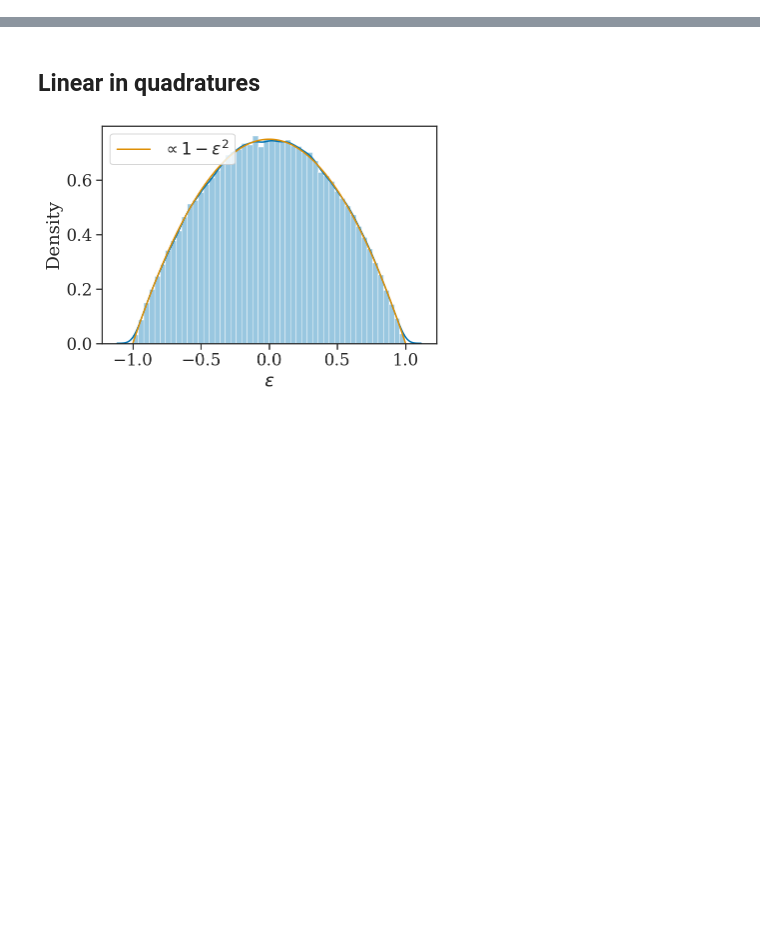
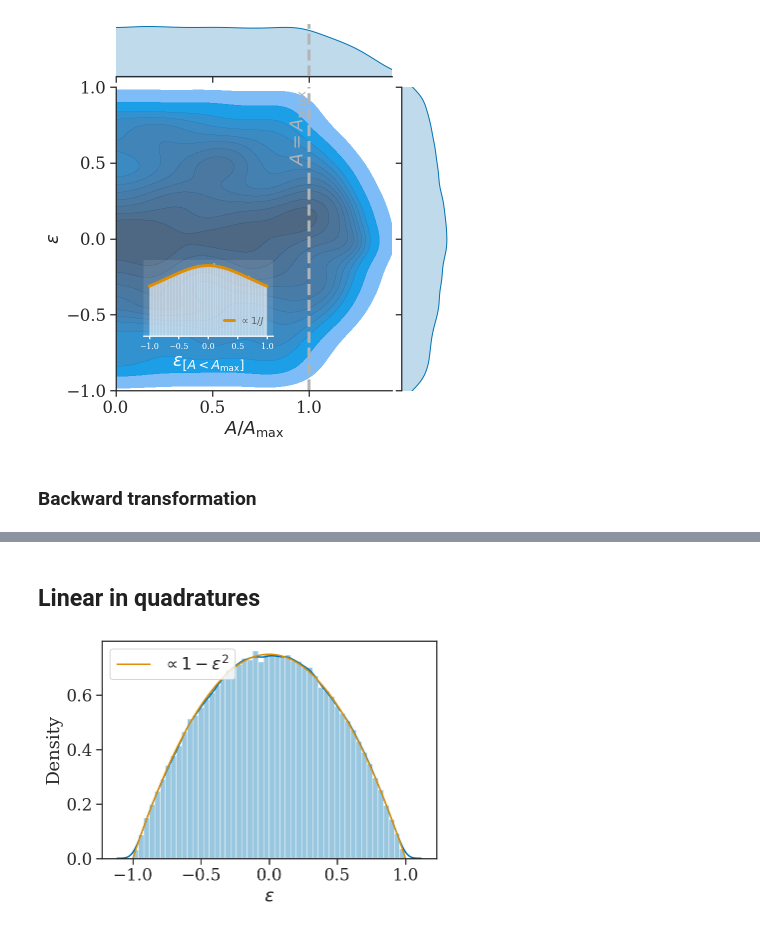
Before and after one commit to maxisi/gwpols, a Jupyter notebook: notebooks/jacobians.ipynb, the cells around one changed output, grey strips where cells are left out. Drawn from its saved outputs; the diff is of its cells as text; code cells hidden in the pictures; blank space fills up the shorter version.

```diff
--- a/notebooks/jacobians.ipynb
+++ b/notebooks/jacobians.ipynb
@@ -16,0 +97,54 @@ warnings.simplefilter(action='ignore', category=UserWarning)
+# %%
+Nplot = 20000
+
+ix = rng.choice(len(A), min(Nplot, len(A)), replace=False)
+x = np.concatenate((A[ix], -A[ix]))
+y = np.concatenate((e[ix], e[ix]))
+
+g = sns.jointplot(x=x, y=y, xlim=(0, max(A)*1.01), ylim=(-1,1), kind='kde',
+                  joint_kws=dict(clip=((0,2), (-1,1)), levels=12, fill=True, alpha=0.9))
+
+g.ax_joint.set_xlabel(r'$A/A_{\rm max}$')
+g.ax_joint.set_ylabel(r'$\epsilon$');
+
+g.ax_joint.set_yticks([-1, -0.5, 0, 0.5, 1])
+
+lkws = dict(c='0.7', ls='--', lw=3)
+g.ax_joint.axvline(Amax, **lkws);
+g.ax_marg_x.axvline(Amax, **lkws);
+
+# g.ax_joint.tick_params(direction='in')
+
+axins = g.ax_joint.inset_axes([0.1, 0.18, 0.47, 0.25])
+axins.tick_params(labelsize=8, #direction='in',
+                  labelcolor='w', color='w', length=3)
+
+sns.histplot(e[A<=Amax], ax=axins, stat='density',
+             color='w', alpha=0.5)
+
+es = np.linspace(-0.999, 0.999, 100)
+axins.plot(es, inv_jac_Achi_to_Aep(es),
+           c=sns.color_palette()[1],
+           label=r'$\propto 1/J$',
+          lw=3)
+axins.set_xlabel(r'$\epsilon_{[A < A_{\rm max}]}$', color='w')
+axins.set_ylabel(None);
+axins.set_yticks([]);
+axins.patch.set_alpha(0.1);
+for k in ['top', 'right', 'left']:
+    axins.spines[k].set_visible(False)
+axins.spines['bottom'].set_color('w')
+axins.legend(fontsize=10, frameon=False, labelcolor='0.4', loc='lower right',
+             handlelength=1, handletextpad=0.5);
+
+# sns.despine(g.ax_joint.figure)
+g.ax_joint.annotate(r"$A=A_\mathrm{max}$",
+            xy=(Amax, 1), xycoords='data', rotation=90,
+            xytext=(-2, -3), textcoords='offset points',
+            horizontalalignment='right', verticalalignment='top',
+            color=lkws['c']);
+plt.savefig("jac_Aeps_Achi.pdf", bbox_inches='tight')
+# %% [output]
+[figure, added]
+# %% [markdown]
+### Backward transformation
```
Also changed, not shown: parts of 11 cells of this notebook, 2 other files.
